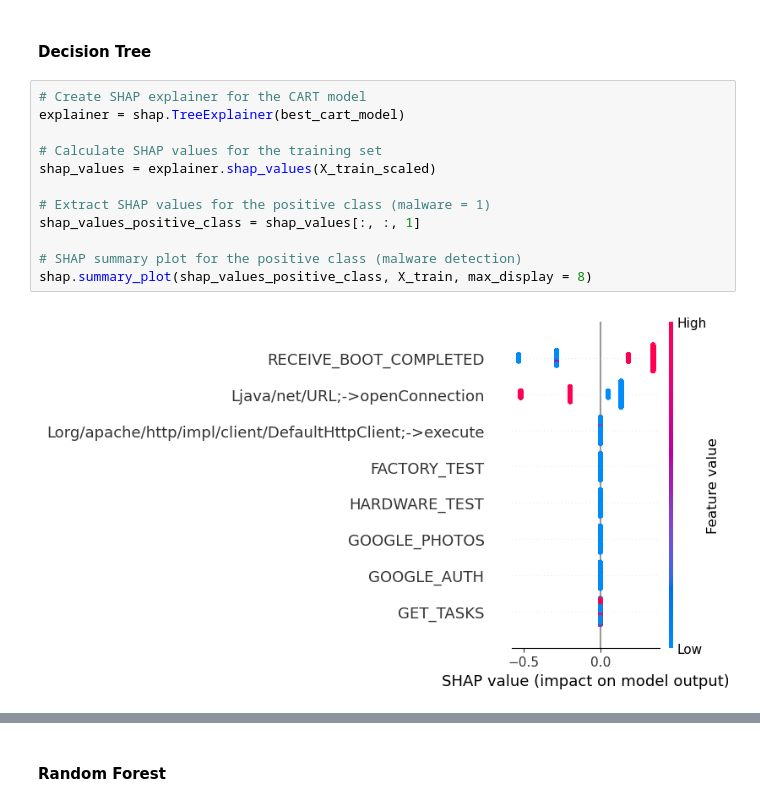
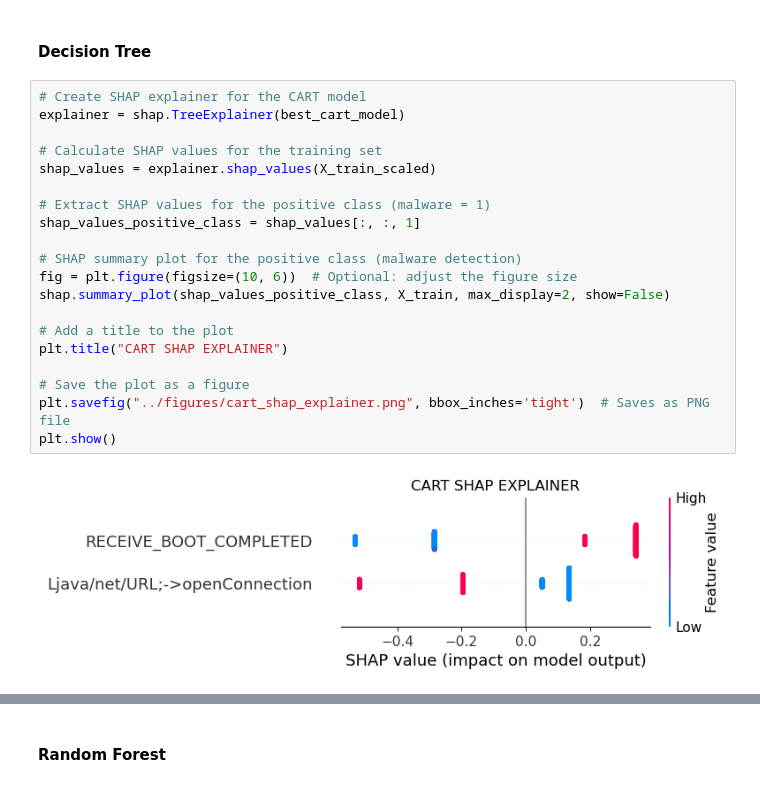
Before and after one commit to samantharudra/ds_group_project_1, a Jupyter notebook: code/classification_2B.ipynb, the cells around one changed output, grey strips where cells are left out. Drawn from its saved outputs; the diff is of its cells as text.

```diff
--- a/code/classification_2B.ipynb
+++ b/code/classification_2B.ipynb
@@ -275,17 +279,25 @@ This approach ensures that security analysts can understand which app characteri
 # %%
 # Create SHAP explainer for the CART model
 explainer = shap.TreeExplainer(best_cart_model)
 
 # Calculate SHAP values for the training set
 shap_values = explainer.shap_values(X_train_scaled)
 
 # Extract SHAP values for the positive class (malware = 1)
 shap_values_positive_class = shap_values[:, :, 1]
 
 # SHAP summary plot for the positive class (malware detection)
-shap.summary_plot(shap_values_positive_class, X_train, max_display = 8)
+fig = plt.figure(figsize=(10, 6))  # Optional: adjust the figure size
+shap.summary_plot(shap_values_positive_class, X_train, max_display=2, show=False)
+
+# Add a title to the plot
+plt.title("CART SHAP EXPLAINER")
+
+# Save the plot as a figure
+plt.savefig("../figures/cart_shap_explainer.png", bbox_inches='tight')  # Saves as PNG file
+plt.show()
 # %% [output]
-[figure, old version]
+[figure, new version]
 # %%
 # SHAP dependence plot for a specific feature (e.g., 'feature_name')
 shap.dependence_plot('RECEIVE_BOOT_COMPLETED', shap_values_positive_class, X_train)
```
Also changed, not shown: parts of 17 cells of this notebook, 12 other files.
